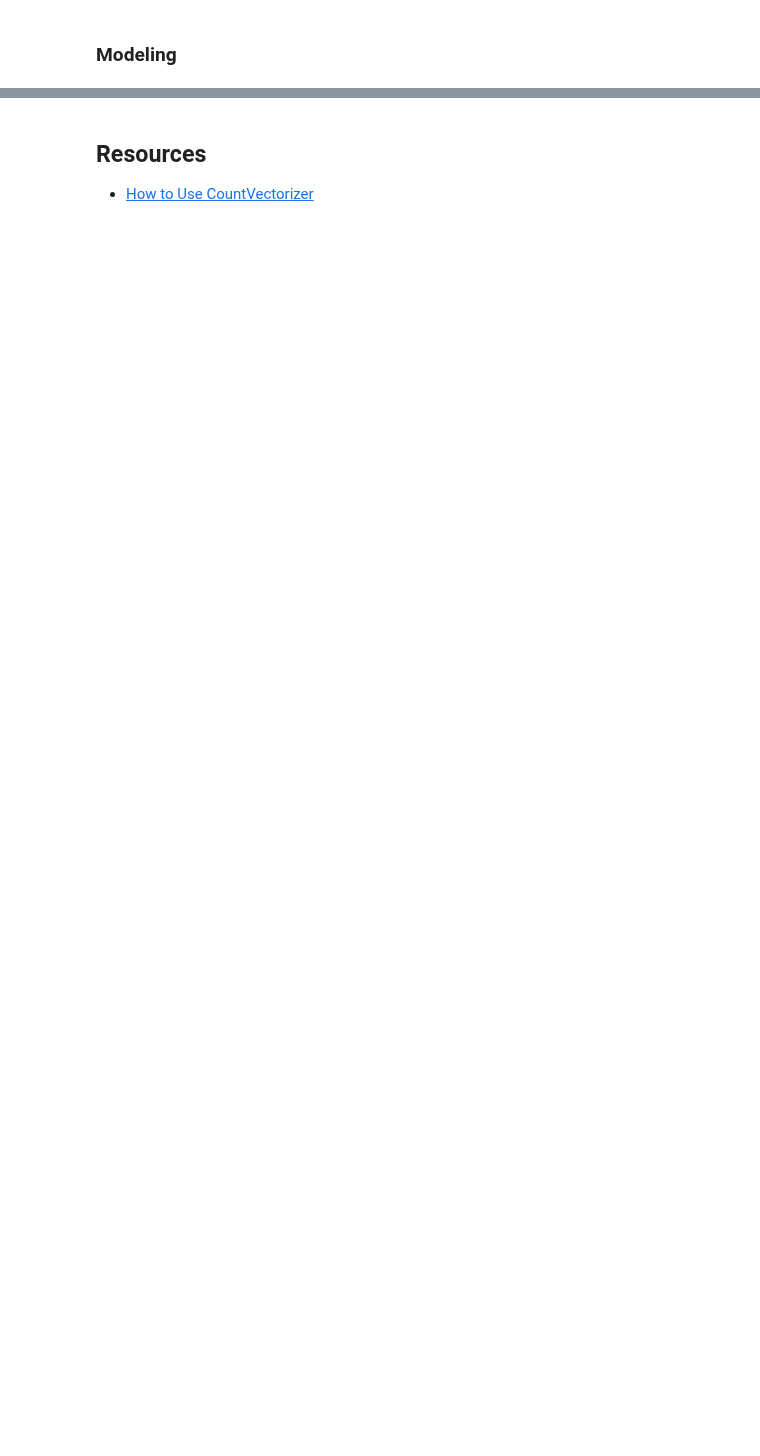
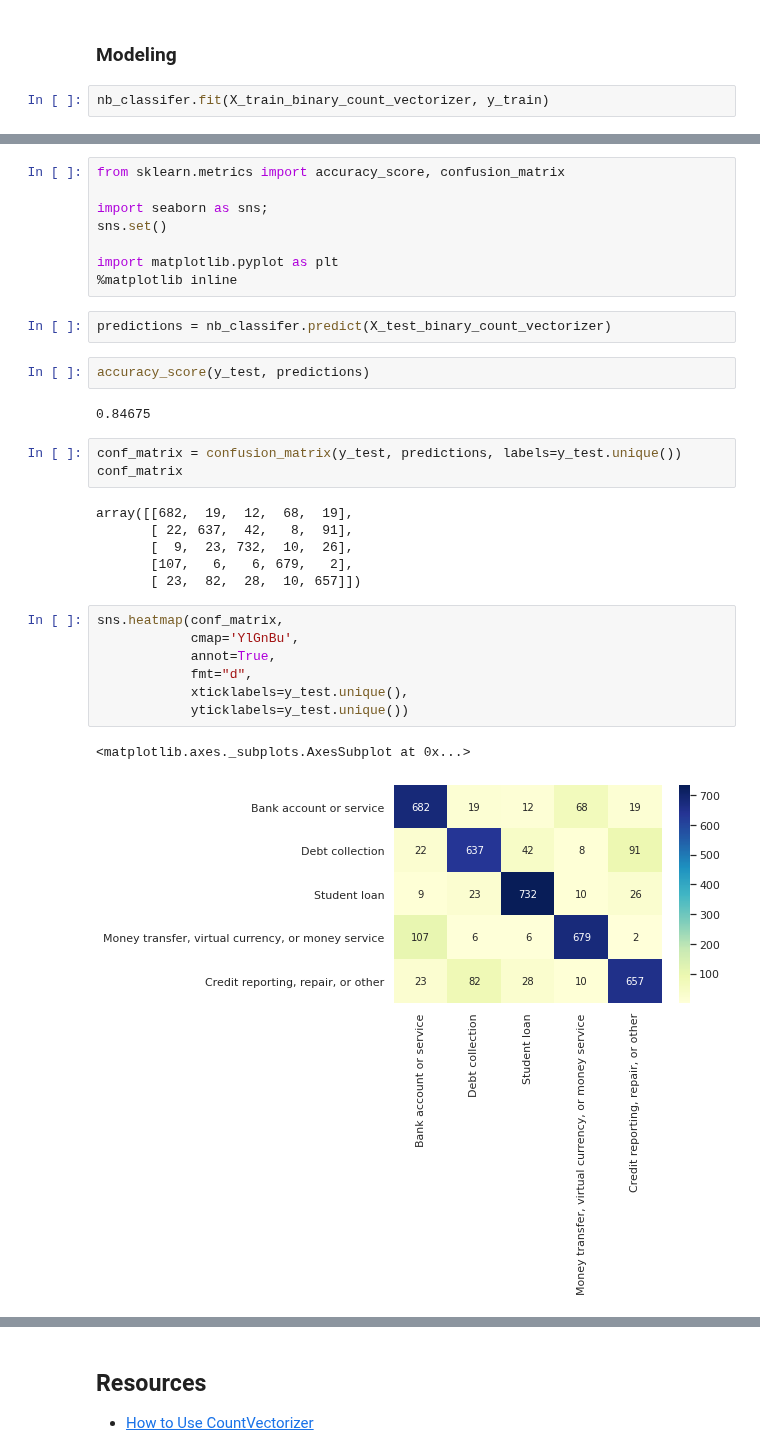
Before and after one commit to pardeep-singh/ml_classroom, a Jupyter notebook: text_classification_with_naive_bayes/consumer_complaints_classification.ipynb, the cells around one changed output, grey strips where cells are left out. Cells and saved outputs as stored; diff of their text form; blank space fills up the shorter version.

```diff
--- a/text_classification_with_naive_bayes/consumer_complaints_classification.ipynb
+++ b/text_classification_with_naive_bayes/consumer_complaints_classification.ipynb
@@ -240,2 +347,4 @@ XXXX account listed on my credit report with Experian and XXXX has been paid and
 # %% [markdown]
 ### Modeling
+# %%
+nb_classifer.fit(X_train_binary_count_vectorizer, y_train)
@@ -251,3 +416,36 @@ XXXX account listed on my credit report with Experian and XXXX has been paid and
+# %%
+from sklearn.metrics import accuracy_score, confusion_matrix
+
+import seaborn as sns;
+sns.set()
+
+import matplotlib.pyplot as plt
+%matplotlib inline
+# %%
+predictions = nb_classifer.predict(X_test_binary_count_vectorizer)
+# %%
+accuracy_score(y_test, predictions)
+# %% [output]
+0.84675
+# %%
+conf_matrix = confusion_matrix(y_test, predictions, labels=y_test.unique())
+conf_matrix
+# %% [output]
+array([[682,  19,  12,  68,  19],
+       [ 22, 637,  42,   8,  91],
+       [  9,  23, 732,  10,  26],
+       [107,   6,   6, 679,   2],
+       [ 23,  82,  28,  10, 657]])
+# %%
+sns.heatmap(conf_matrix,
+            cmap='YlGnBu',
+            annot=True,
+            fmt="d",
+            xticklabels=y_test.unique(),
+            yticklabels=y_test.unique())
+# %% [output]
+<matplotlib.axes._subplots.AxesSubplot at 0x...>
+[figure, added]
 # %% [markdown]
 ## Homework
 
```
Also changed, not shown: parts of 44 cells of this notebook, 3 other files.
